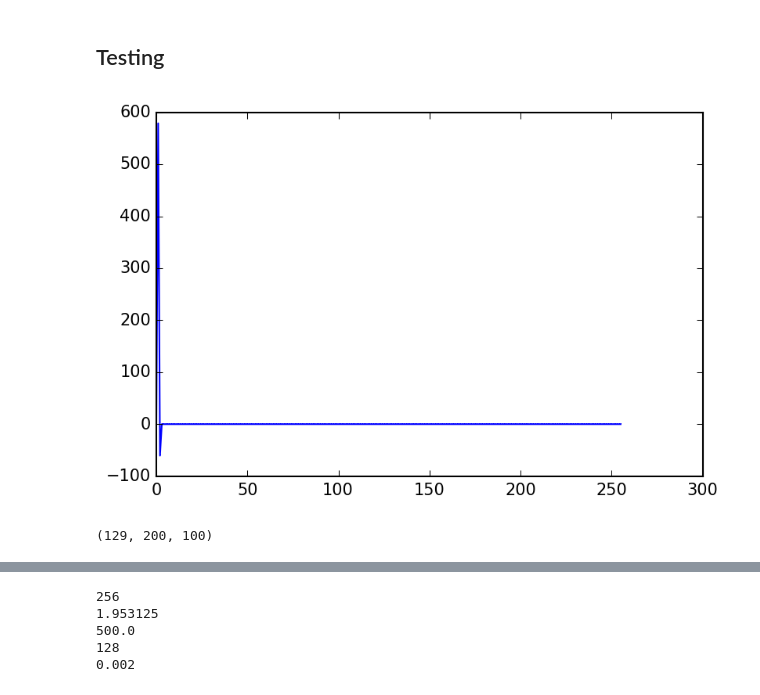
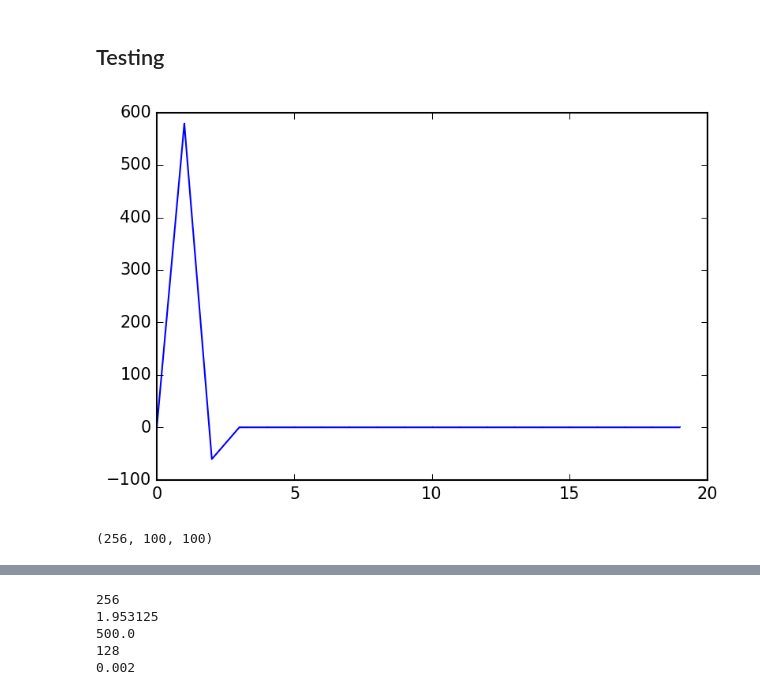
Before and after one commit to uwoseis/anemoi, a Jupyter notebook: notebooks/Testing Environment for Time Domain Functions.ipynb, the cells around one changed output, grey strips where cells are left out. Saved outputs shown, nothing was run; the diff lists cells and outputs as text; code cells hidden in the pictures.

```diff
--- a/notebooks/Testing Environment for Time Domain Functions.ipynb
+++ b/notebooks/Testing Environment for Time Domain Functions.ipynb
@@ -150,31 +150,31 @@ systemConfig = {
 # %%
 excursions=1
 #keuper wavelet
 m = (excursions + 2) / excursions
 nsrc = int((1. / sourceFreq) / dt)
 delta = excursions * np.pi * sourceFreq
 #loopVals = np.arange(1,nsrc + 1,1)
 tsrc = np.zeros(nsrc)
 tempSource = np.zeros(nsrc)
 
 for i in range(1,nsrc+1):
 
     tsrc[i-1] = (i - 1.) * dt
     tempSource[i-1] = (delta * np.cos(delta *tsrc[i-1])) - (delta *np.cos(m * delta *tsrc[i-1]))
 
 
 
 timeSource = np.zeros(nTSamp)
 timeSource[:len(tempSource)] = tempSource[:]
 
-plt.plot(timeSource, markersize=0.1, marker=',')
+plt.plot(timeSource[:20], markersize=0.1, marker=',')
 
 freqSource=np.fft.fft(np.asarray(timeSource))
 freqSource[-((nTSamp / 2) + 1):]=0
 
 #plt.plot(freqSource.real, markersize=0.1, marker=',')
 # %% [output]
-[figure, old version]
+[figure, new version]
 # %%
 uP = np.zeros((nf,nz,nx),dtype=np.complex128)
 for i in range(1,len(freqRange)):
@@ -188,17 +188,17 @@ for i in range(1,len(freqRange)):
     else:
         break
 # %%
-tempFreq = np.zeros((math.ceil(nTSamp/2)+1,nz,nx),dtype=np.complex128)
+tempFreq = np.zeros((nTSamp,nz,nx),dtype=np.complex128)
 istart   = 1
-iend   = math.ceil(nTSamp/2)
-tempFreq[istart:iend+2,:,:] = uP[:iend]
-#tempFreq[iend+1:nTSamp+2,:,:] =np.flipud(uP[:iend]).conjugate()
+iend   = math.ceil(nTSamp/2)+1
+tempFreq[istart:iend] = uP[:iend-1]
+tempFreq[iend:] =np.flipud(uP[:iend-2]).conjugate()
 #tempFreq[iend+1:nTSamp+2,:,:] =0
-uT = np.zeros((math.ceil(nTSamp/2)+1,nz,nx),dtype=np.complex128)
+uT = np.zeros((nTSamp,nz,nx),dtype=np.complex128)
 
 #uP_conj = uP.conjugate()
 uT = np.fft.ifft(tempFreq.conjugate(),axis=0)
 print uT.shape
 #ut  = uT.reshape(-1,nz,xz)
 # %% [output]
-(129, 200, 100)
+(256, 100, 100)
```
Also changed, not shown: parts of 9 cells of this notebook.
